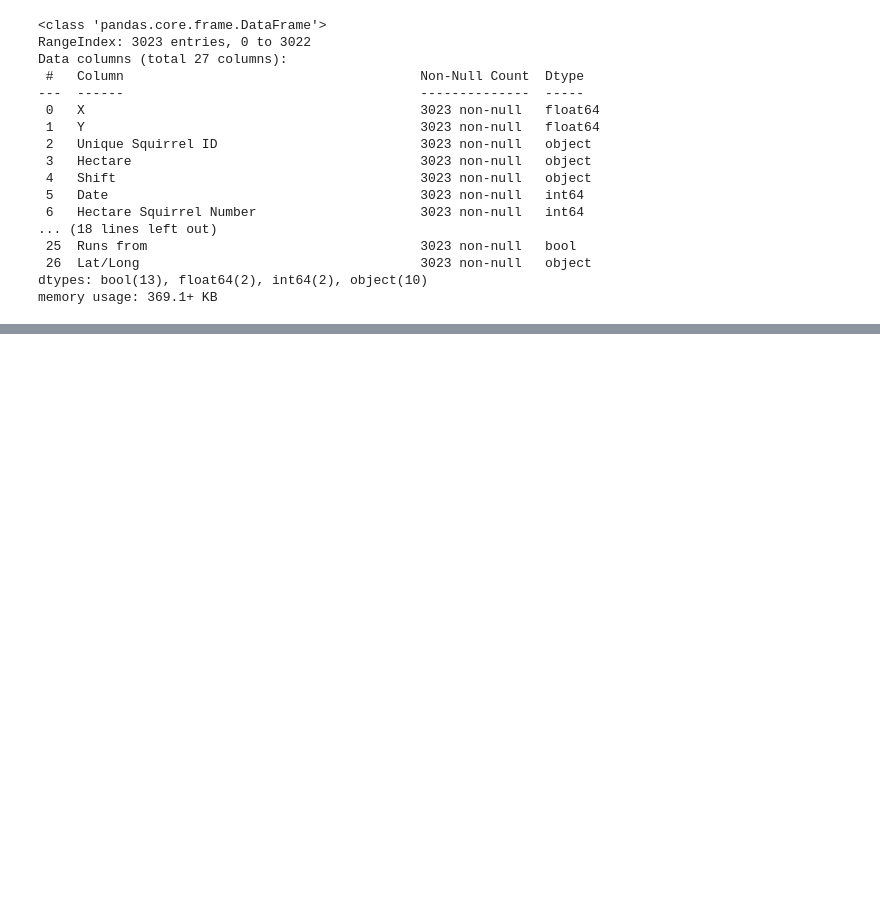
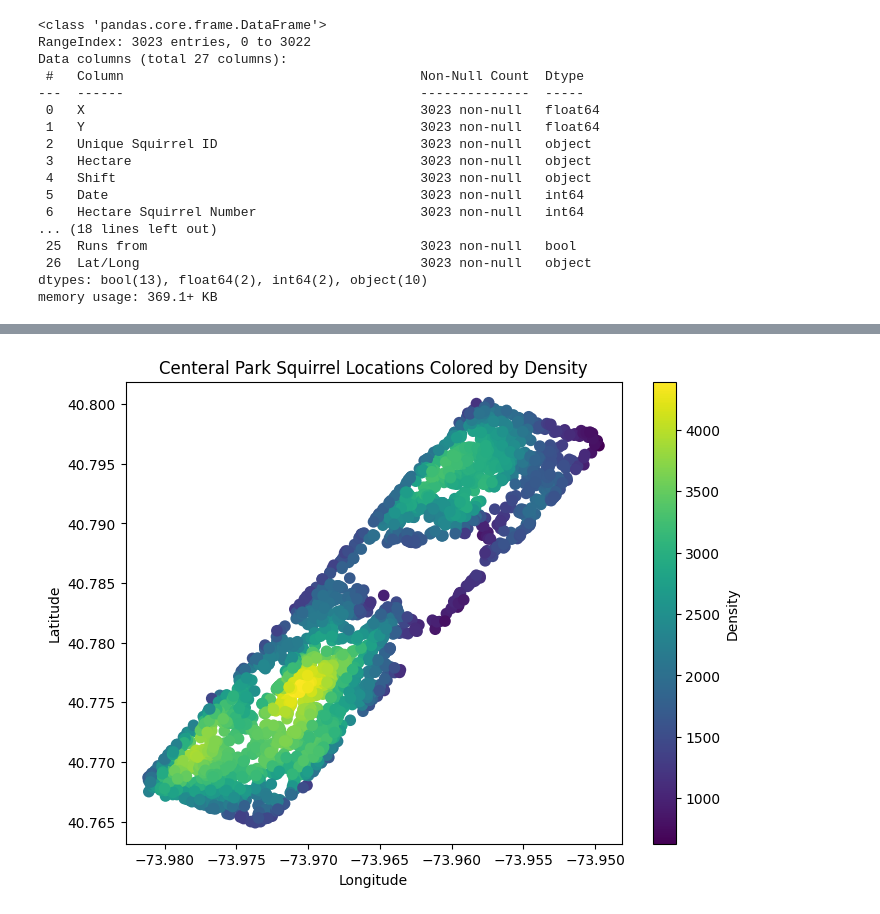
Before and after one commit to remi3333/DSPR_Research_Wildlife, a Jupyter notebook: WildlifeResearch.ipynb, the cells around one changed output, grey strips where cells are left out. Cells and saved outputs as stored; diff of their text form; code cells hidden in the pictures; blank space fills up the shorter version.

```diff
--- a/WildlifeResearch.ipynb
+++ b/WildlifeResearch.ipynb
@@ -61,8 +61,8 @@ Index(['X', 'Y', 'Unique Squirrel ID', 'Hectare', 'Shift', 'Date',
       dtype='object')
 # %%
 #Dropping columns with exessive null values to clean the data
-cleaned_squirrel_df = squirrel_df.drop(columns=['Color notes', 'Specific Location', 'Other Activities', 'Other Interactions'])
-cleaned_squirrel_df.info()
+squirrel_df = squirrel_df.drop(columns=['Color notes', 'Specific Location', 'Other Activities', 'Other Interactions'])
+squirrel_df.info()
 # %% [output]
 <class 'pandas.core.frame.DataFrame'>
 RangeIndex: 3023 entries, 0 to 3022
@@ -164,10 +134,10 @@ cleaned_squirrel_
 # %%
-cleaned_squirrel_df['Age'] = cleaned_squirrel_df['Age'].fillna(value ='Unknown')
-cleaned_squirrel_df['Highlight Fur Color'] = cleaned_squirrel_df['Highlight Fur Color'].fillna(value ='Unknown')
-cleaned_squirrel_df['Primary Fur Color'] = cleaned_squirrel_df['Primary Fur Color'].fillna(value ='Unknown')
-cleaned_squirrel_df['Above Ground Sighter Measurement'] = cleaned_squirrel_df['Above Ground Sighter Measurement'].fillna(value ='Unknown')
-cleaned_squirrel_df['Location'] = cleaned_squirrel_df['Location'].fillna(value ='Unknown')
-cleaned_squirrel_df
+squirrel_df['Age'] = squirrel_df['Age'].fillna(value ='Unknown')
+squirrel_df['Highlight Fur Color'] = squirrel_df['Highlight Fur Color'].fillna(value ='Unknown')
+squirrel_df['Primary Fur Color'] = squirrel_df['Primary Fur Color'].fillna(value ='Unknown')
+squirrel_df['Above Ground Sighter Measurement'] = squirrel_df['Above Ground Sighter Measurement'].fillna(value ='Unknown')
+squirrel_df['Location'] = squirrel_df['Location'].fillna(value ='Unknown')
+squirrel_df
 # %% [output]
 |  | X | Y | Unique Squirrel ID | Hectare | Shift | Date | Hectare Squirrel Number | Age | ... |
 | 0 | -73.956134 | 40.794082 | 37F-PM-1014-03 | 37F | PM | 10142018 | 3 | Unknown | ... |
@@ -202,3 +172,7 @@ Data columns (total 27 columns):
  26  Lat/Long                                    3023 non-null   object
 dtypes: bool(13), float64(2), int64(2), object(10)
 memory usage: 369.1+ KB
+# %%
+renaming = {'Tail flags':'Tail Flags', 'Tail twitches': 'Tail Twitches'}
+squirrel_df = squirrel_df.rename(columns = renaming)
+squirrel_df.columns
@@ -204,0 +188,21 @@ memory usage: 369.1+ KB
+# %%
+#code found on stack overflow and modified
+import numpy as np
+import matplotlib.pyplot as plt
+from scipy.stats import gaussian_kde
+xy = np.vstack([squirrel_df['X'], squirrel_df['Y']])
+z = gaussian_kde(xy)(xy)
+
+fig, ax = plt.subplots(figsize=(8, 6))
+scatter = ax.scatter(squirrel_df['X'], squirrel_df['Y'], c=z, cmap='viridis', s=70, edgecolor='none')
+
+cbar = plt.colorbar(scatter, ax=ax)
+cbar.set_label('Density')
+
+ax.set_xlabel('Longitude')
+ax.set_ylabel('Latitude')
+ax.set_title('Centeral Park Squirrel Locations Colored by Density')
+
+plt.show()
+# %% [output]
+[figure, added]
```
Also changed, not shown: parts of 12 cells of this notebook.
